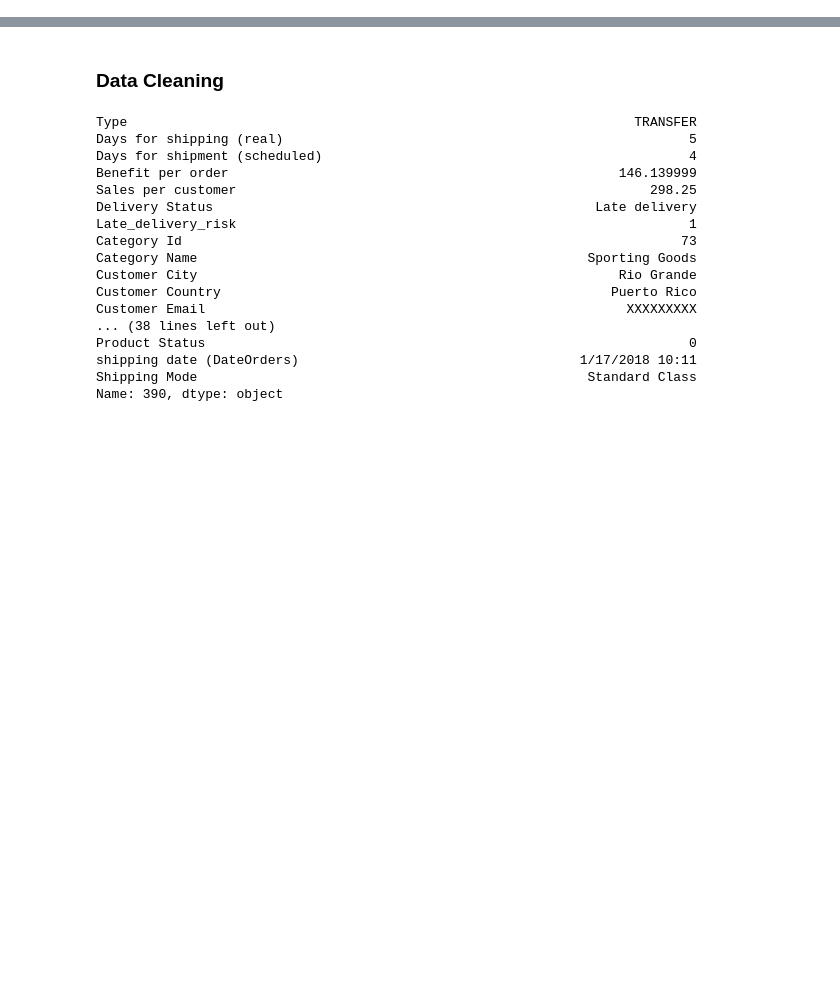
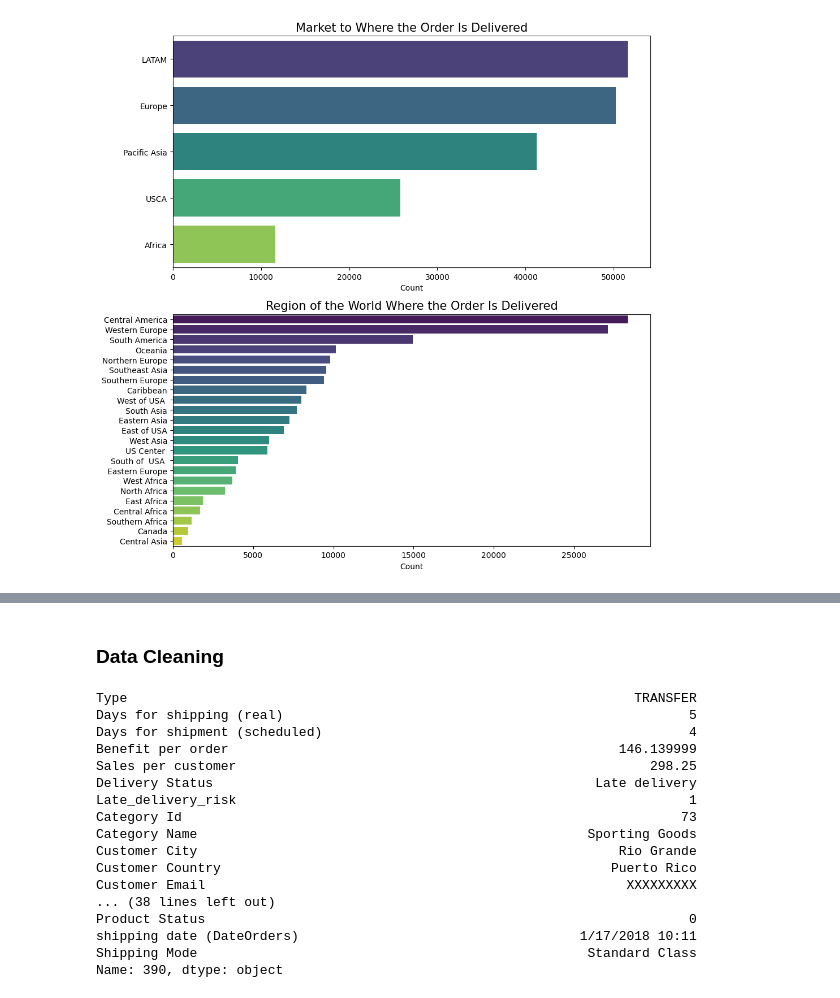
Before and after one commit to rafain/AML-Fall23, a Jupyter notebook: project-supplychain.ipynb, the cells around one changed output, grey strips where cells are left out. Saved outputs shown, nothing was run; the diff lists cells and outputs as text; code cells hidden in the pictures; blank space fills up the shorter version.

```diff
--- a/project-supplychain.ipynb
+++ b/project-supplychain.ipynb
@@ -4,0 +109,23 @@ import matplotlib.pyplot as plt
+# %%
+plt.rcParams["figure.figsize"] = (10, 10)
+
+def plot_categorical_counts_y(data, categorical_vars, titles):
+    fig, axes = plt.subplots(2, 1, sharey=False, tight_layout=True)
+
+    for i, (categ_var, title) in enumerate(zip(categorical_vars, titles)):
+        ax = axes[i]
+        sns.countplot(y=data[categ_var], order=data[categ_var].value_counts().index, palette='viridis', ax=ax)
+        ax.set_title(title, size=15)
+        ax.set_xlabel('Count')
+        ax.set_ylabel('')
+
+    plt.show()
+
+# Specify the categorical variables and titles
+categorical_vars_y = ["Market", "Order Region"]
+titles_y = ["Market to Where the Order Is Delivered", "Region of the World Where the Order Is Delivered"]
+
+# Call the function to create the subplot
+plot_categorical_counts_y(df, categorical_vars_y, titles_y)
+# %% [output]
+[figure, added]
```
Also changed, not shown: parts of 44 cells of this notebook.
